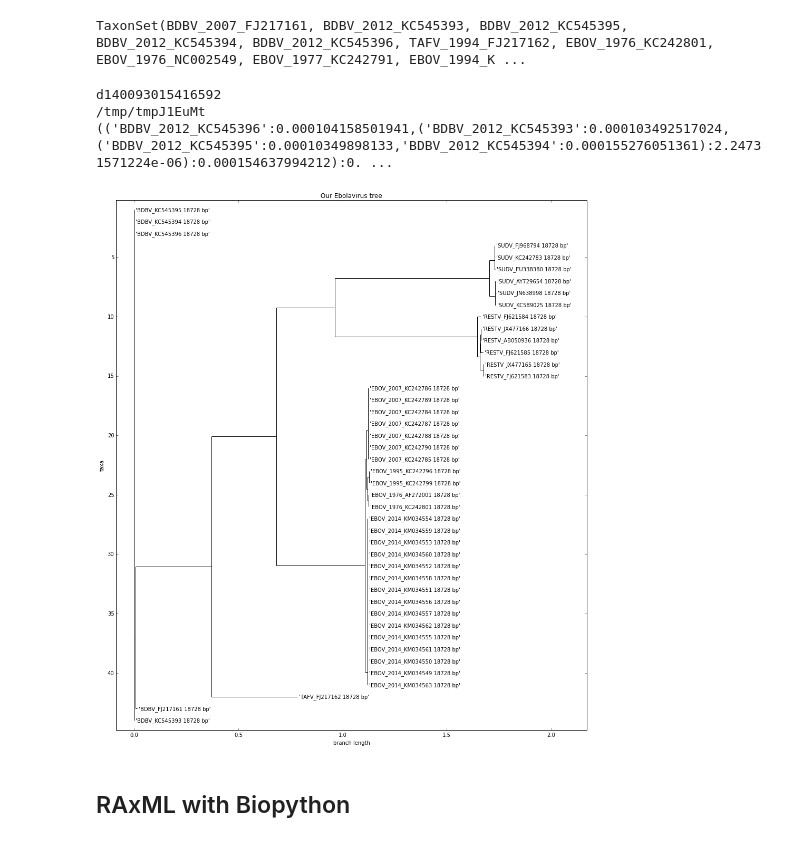
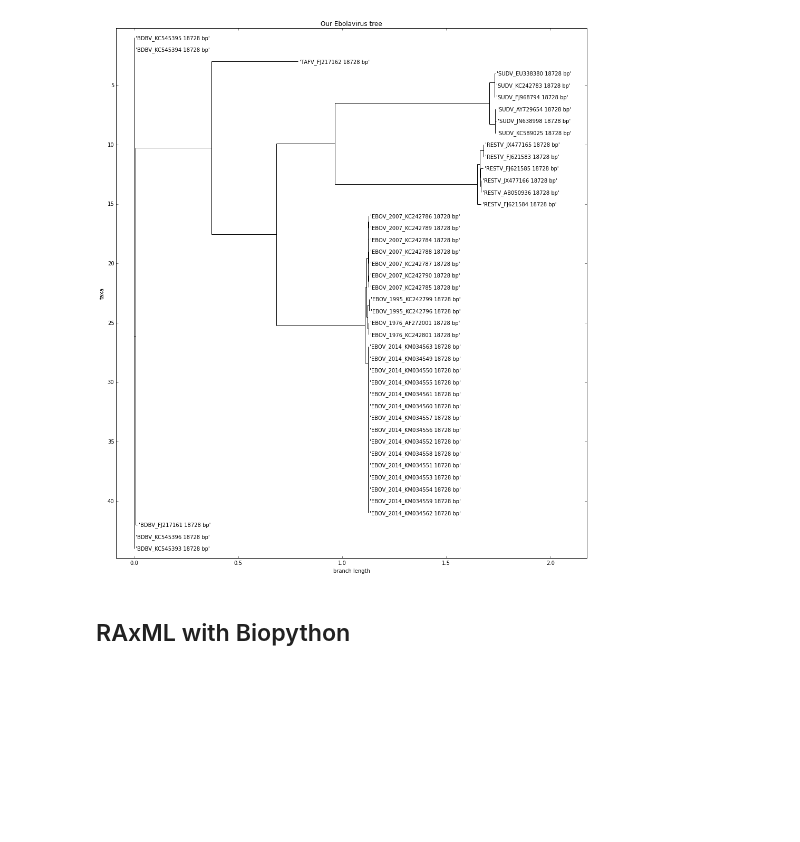
Before and after one commit to tiagoantao/bioinf-python, a Jupyter notebook: notebooks/05_Phylo/Reconstruction.ipynb, the cells around one changed output. Saved outputs shown, nothing was run; the diff lists cells and outputs as text; code cells hidden in the pictures; blank space fills up the shorter version.

```diff
--- a/notebooks/05_Phylo/Reconstruction.ipynb
+++ b/notebooks/05_Phylo/Reconstruction.ipynb
@@ -59,15 +47,0 @@ print(ebov_tree)
-# %%
-ebola_data = dendropy.DnaCharacterMatrix.get_from_path('trim.fasta', 'fasta')
-print(ebola_data.taxon_set)
-# %% [output]
-TaxonSet(BDBV_2007_FJ217161, BDBV_2012_KC545393, BDBV_2012_KC545395, BDBV_2012_KC545394, BDBV_2012_KC545396, TAFV_1994_FJ217162, EBOV_1976_KC242801, EBOV_1976_NC002549, EBOV_1977_KC242791, EBOV_1994_K ...
-# %%
-rx = raxml.RaxmlRunner()
-print(ebola_data)
-ebola_tree = rx.estimate_tree(ebola_data, ['-m', 'GTRGAMMA', '-N', '1'])
-print(rx.working_dir_path)  # talk about this
-print(ebola_tree)
-# %% [output]
-d140093015416592
-/tmp/tmpJ1EuMt
-(('BDBV_2012_KC545396':0.000104158501941,('BDBV_2012_KC545393':0.000103492517024,('BDBV_2012_KC545395':0.00010349898133,'BDBV_2012_KC545394':0.000155276051361):2.24731571224e-06):0.000154637994212):0. ...
@@ -76,15 +48,15 @@ ebola_tree.write_to_path('my_ebola.nex', 'nexus')
 # %%
 import matplotlib.pyplot as plt
 from Bio import Phylo
 %matplotlib inline
-my_ebola_tree = Phylo.read('my_all.nex', 'nexus')
+my_ebola_tree = Phylo.read('my_ebola.nex', 'nexus')
 my_ebola_tree.name = 'Our Ebolavirus tree'
 
 fig = plt.figure(figsize=(16, 18))
 ax = fig.add_subplot(1, 1, 1)
 Phylo.draw(my_ebola_tree, axes=ax)
 # %% [output]
-[figure, old version]
+[figure, new version]
 # %% [markdown]
 ## RAxML with Biopython
 # %%
```
Also changed, not shown: parts of 9 cells of this notebook, 5 other files.
